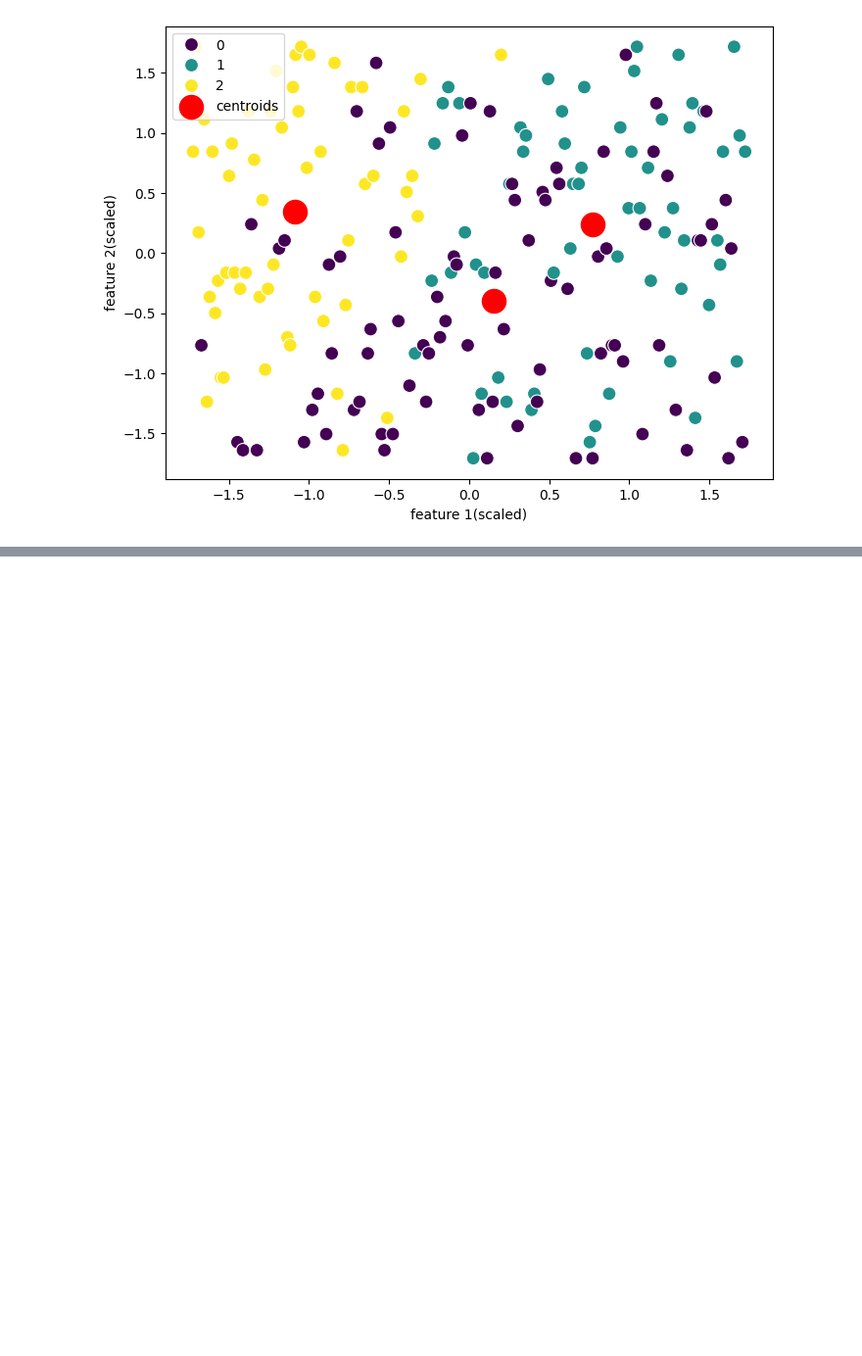
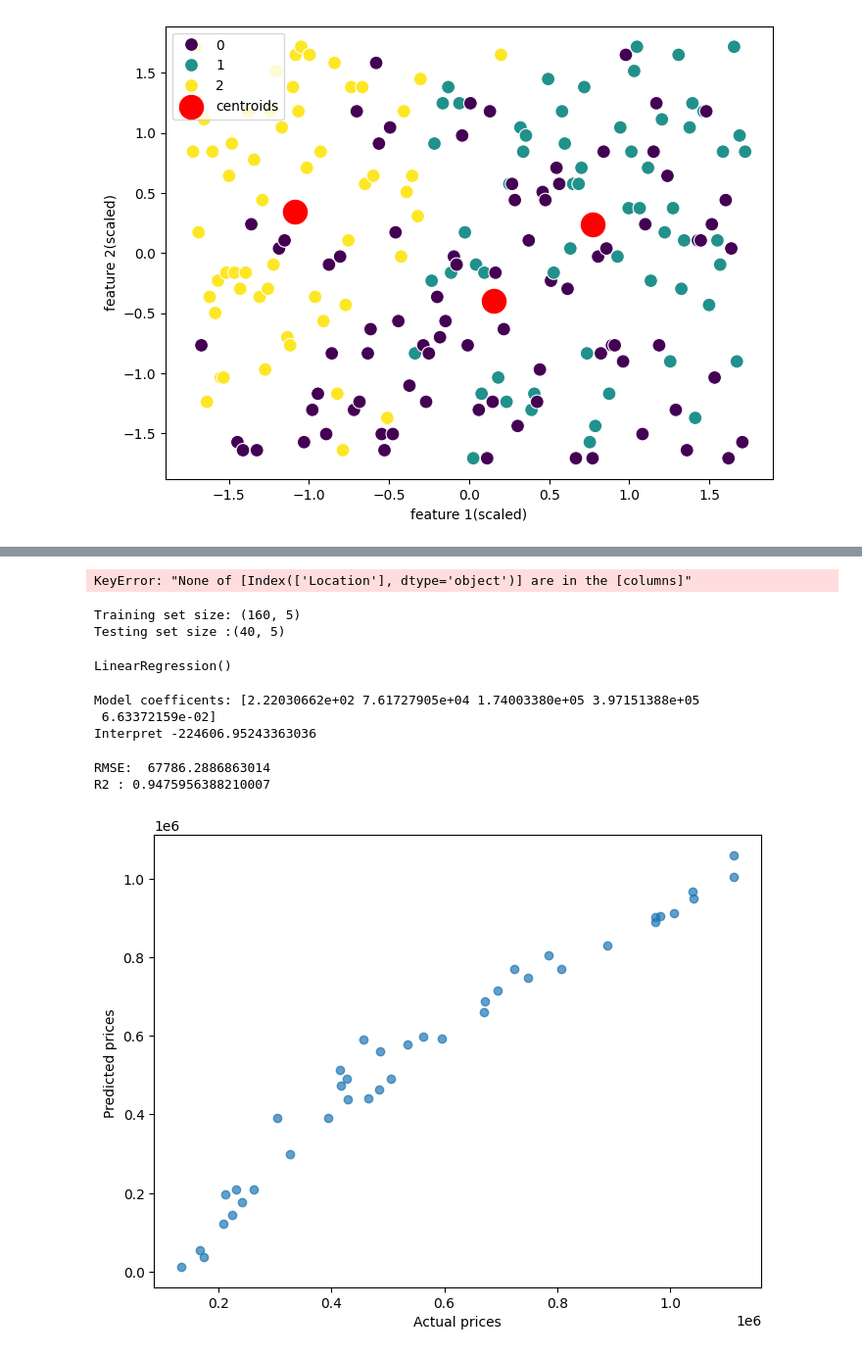
Before and after one commit to Pravallika-02-datascience/Internship, a Jupyter notebook: Mainflowintern.ipynb, the cells around one changed output, grey strips where cells are left out. Shown at 98% size. Drawn from its saved outputs; the diff is of its cells as text; code cells hidden in the pictures; blank space fills up the shorter version.

```diff
--- a/Mainflowintern.ipynb
+++ b/Mainflowintern.ipynb
@@ -502,0 +611,5 @@ plt.show()
+# %%
+#ecoding location colunm
+P=pd.get_dummies(P,columns=['Location'],drop_first=True)
+# %% [output]
+KeyError: "None of [Index(['Location'], dtype='object')] are in the [columns]"
@@ -502,0 +622,48 @@ plt.show()
+# %%
+#define features and target variable
+X=P.drop('Price',axis=1)
+y=P['Price']
+# %%
+#split the dataset into training and testing test
+X_train,X_test,y_train,y_test=train_test_split(X,y,test_size=0.2,random_state=42)
+print(f"Training set size: {X_train.shape}")
+print(f"Testing set size :{X_test.shape}")
+# %% [output]
+Training set size: (160, 5)
+Testing set size :(40, 5)
+# %%
+#initialize and train the model
+model=LinearRegression()
+model.fit(X_train,y_train)
+# %% [output]
+LinearRegression()
+# %%
+#Display coefficients
+print("Model coefficents:",model.coef_)
+print("Interpret",model.intercept_)
+# %% [output]
+Model coefficents: [2.22030662e+02 7.61727905e+04 1.74003380e+05 3.97151388e+05
+ 6.63372159e-02]
+Interpret -224606.95243363036
+# %%
+#make predictions on test set
+y_pred=model.predict(X_test)
+# %%
+#evaluate the model
+rmse=np.sqrt(mean_squared_error(y_test,y_pred))
+r2=r2_score(y_test,y_pred)
+print(f"RMSE: ",rmse)
+print(f"R2 :",r2)
+# %% [output]
+RMSE:  67786.2886863014
+R2 : 0.9475956388210007
+# %%
+#scatter plot of actual vs predicted prices
+plt.figure(figsize=(8,6))
+plt.scatter(y_test,y_pred,alpha=0.7)
+plt.title=("Actual vs Predicted prices ")
+plt.xlabel("Actual prices")
+plt.ylabel("Predicted prices ")
+plt.show()
+# %% [output]
+[figure, added]
```
Also changed, not shown: parts of 11 cells of this notebook.
